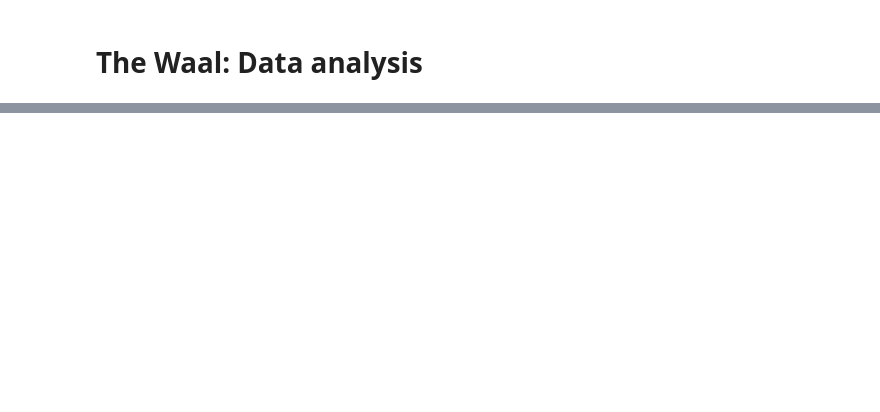
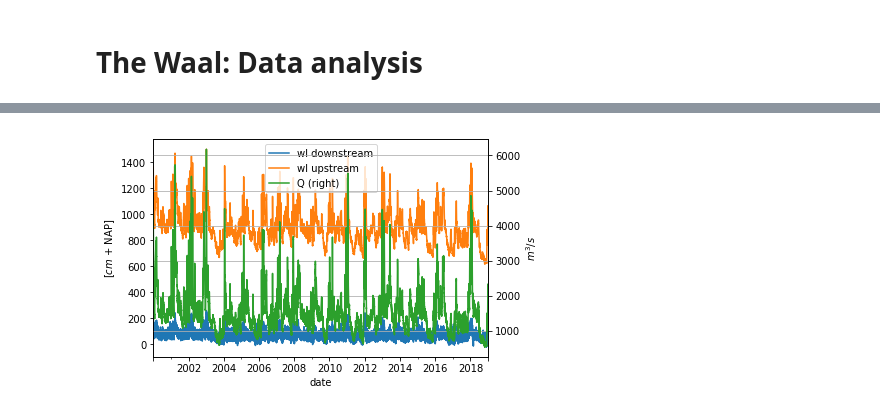
Before and after one commit to openearth/hydrodynamics-course, a Jupyter notebook: jupyter_notebooks/Exercise1_Waal_data_analysis.ipynb, the cells around one changed output, grey strips where cells are left out. Drawn from its saved outputs; the diff is of its cells as text; code cells hidden in the pictures; blank space fills up the shorter version.

```diff
--- a/jupyter_notebooks/Exercise1_Waal_data_analysis.ipynb
+++ b/jupyter_notebooks/Exercise1_Waal_data_analysis.ipynb
@@ -90,0 +124,29 @@ You also can use [the Pandas' merge function](https://pandas.pydata.org/pandas-d
+# %%
+# Get the discharge data at the Pannerdensche Kop
+"""Upstream discharge: Pannerdenschekop"""
+df_read_upstream_Q = pd.read_csv(os.path.join(path_to_data,'debiet_PANNDSKP.csv'), low_memory=False)
+df_Q_up = pd.DataFrame()
+df_Q_up['date'] =  df_read_upstream_Q['t']
+df_Q_up['date'] = df_Q_up['date'].astype(str).str[:-6]
+df_Q_up['discharge'] = df_read_upstream_Q['Meetwaarde.Waarde_Numeriek']
+df_Q_up.index = pd.to_datetime(df_Q_up['date'], format='%Y-%m-%d %H:%M:%S')
+df_Q_up = df_Q_up.drop('date', axis=1)
+# %%
+# Hint: Note that the measurements were made in a different timescale. How can we solve this? Hint: use resampling ()
+"""Upstream water level: Werkendam"""
+df_read_downstream_WL = pd.read_csv(os.path.join(path_to_data,'water_level_WERKDBTN.csv'), low_memory=False)
+df_wl_down = pd.DataFrame()
+df_wl_down['date'] =  df_read_downstream_WL['t']
+df_wl_down['date'] = df_wl_down['date'].astype(str).str[:-6]
+df_wl_down['waterlevel_downstream'] = df_read_downstream_WL['Meetwaarde.Waarde_Numeriek']
+df_wl_down.index = pd.to_datetime(df_wl_down['date'], format='%Y-%m-%d %H:%M:%S')
+df_wl_down = df_wl_down.drop('date', axis=1)
+
+df_wl_down_hourly = df_wl_down.resample('H').mean()
+df_wl_up_hourly = df_wl_up.resample('H').mean()
+df_Q_up_hourly = df_Q_up.resample('H').mean()
+# %%
+# These lines should be here to explain the merge.
+# or put this link: https://pandas.pydata.org/pandas-docs/stable/user_guide/merging.html
+df_combined_tmp = pd.merge(df_wl_down_hourly,df_wl_up_hourly, how='inner', left_index=True, right_index=True)
+df_combined = pd.merge(df_combined_tmp,df_Q_up_hourly, how='inner', left_index=True, right_index=True)
@@ -90,0 +164,12 @@ You also can use [the Pandas' merge function](https://pandas.pydata.org/pandas-d
+# %%
+"""Create time series plot"""
+ax = df_combined.plot(y='waterlevel_downstream', label='wl downstream')
+df_combined.plot(y='waterlevel_upstream',label='wl upstream', ax = ax)
+plt.ylabel('[$cm$ + NAP]')
+df_combined.plot(y='discharge', label='Q', secondary_y=True, ax = ax)
+plt.ylabel('$m^3/s$')
+plt.grid()
+
+plt.savefig('Timeseries_Q_wl.png')
+# %% [output]
+[figure, added]
```
Also changed, not shown: parts of 7 cells of this notebook, 1 other file.
